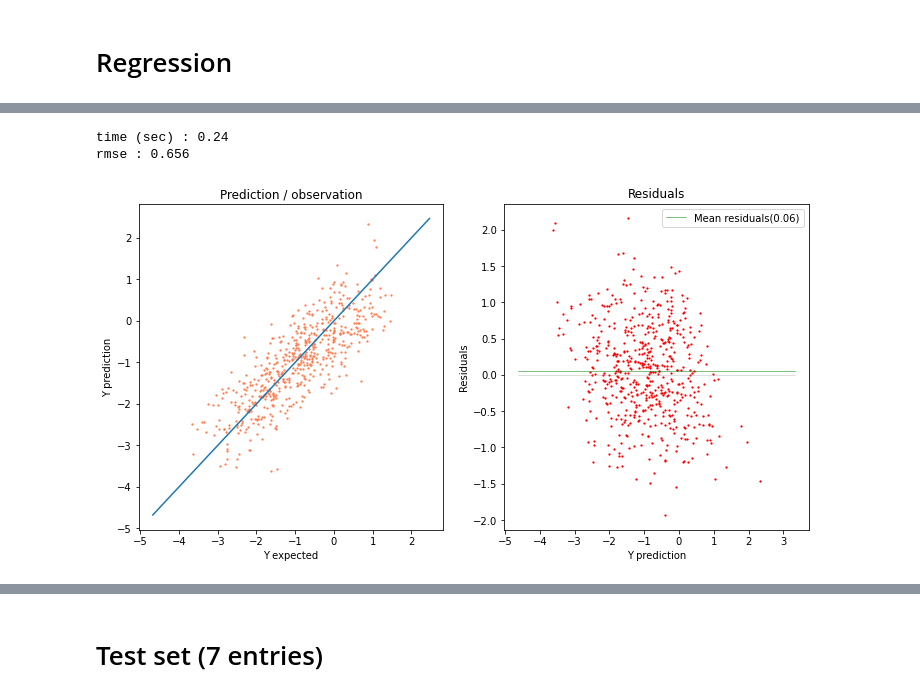
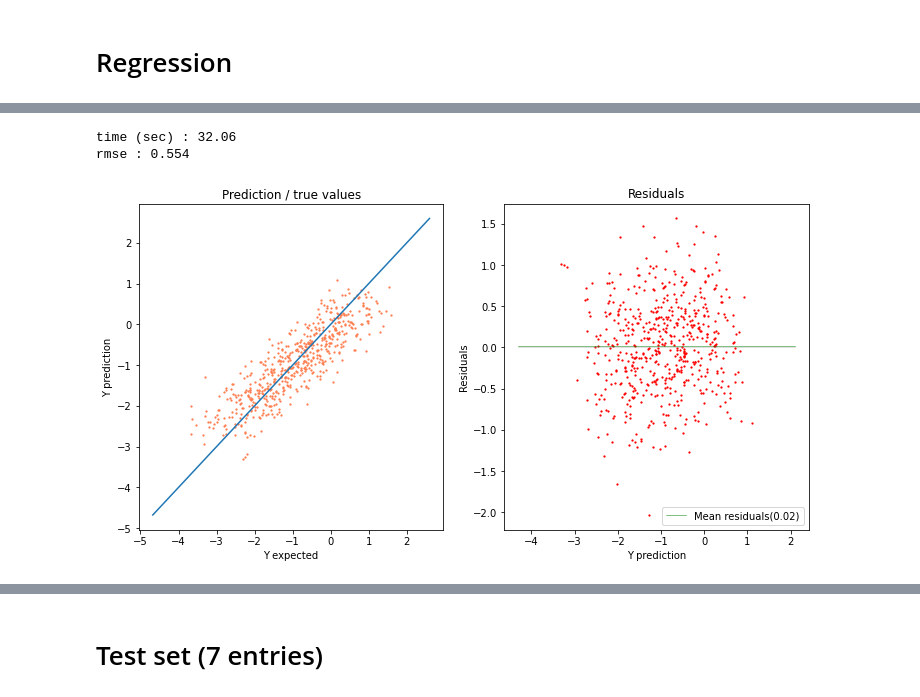
Before and after one commit to mhbonnet/CommonLit-Readability-Kaggle-competition, a Jupyter notebook: distilbert-for-regression.ipynb, the cells around one changed output, grey strips where cells are left out. Drawn from its saved outputs; the diff is of its cells as text; code cells hidden in the pictures.

```diff
--- a/distilbert-for-regression.ipynb
+++ b/distilbert-for-regression.ipynb
@@ -18,8 +23,8 @@ from sklearn.linear_model import LinearRegression
 import warnings
 warnings.filterwarnings("ignore")
 # %%
+# get train data
 train_file = '../input/commonlitreadabilityprize/train.csv'
 data_train =  pd.read_csv(train_file)
-data_train = data_train[['excerpt', 'target']]
 data_train
 # %% [output]
@@ -46,26 +249,30 @@ tokenizer = tokenizer_class.from_pretrained(pretrained_weights,
                                             do_lower_case=True)
 model = model_class.from_pretrained(pretrained_weights)
 # %%
-tokenized = data_train.excerpt.apply(
-    (lambda x: tokenizer.encode(x, add_special_tokens=True)))
+# choose here if you want to use :
+# - full original text (-> excerpt)
+# - or preprocessed text (-> interest_words)
+use_text = data_train.excerpt
+tokenized = use_text.apply((lambda x: tokenizer.encode(x, add_special_tokens=True)))
 tokenized.shape
 # %% [output]
 (2834,)
 # %%
+# padding : add zeros to build same shapes texts
 max_len = 0
-min_len = 1000
+min_len = 100000
 for i in tokenized.values:
     if len(i) > max_len:
         max_len = len(i)
     if len(i) < min_len:
         min_len = len(i)
-
 print('length of texts : {} -> {}'.format(min_len, max_len))
 
-# padding : add 0 to reach max number of tokens for all sentences
 padded = np.array([i + [0]*(max_len-len(i)) for i in tokenized.values])
+print('texts shape :', padded.shape)
 
-print('texts shape :', padded.shape)
+# build attention_mask to focus on real tokens (cf padding)
+attention_mask = np.where(padded != 0, 1, 0)
 # %% [output]
 length of texts : 158 -> 314
 texts shape : (2834, 314)
@@ -124,7 +325,7 @@ def show_res(yTest, yPred):
     axes[0].plot([xmin, xmax], [xmin, xmax])
     axes[0].set_xlabel('Y expected')
     axes[0].set_ylabel('Y prediction')
-    axes[0].set_title('Prediction / observation')
+    axes[0].set_title('Prediction / true values')
 
     residuals = yTest - yPred
     moy_residuals = np.mean(residuals)
@@ -167,20 +378,33 @@ X_train, X_test, y_train, y_test = train_test_split(features, labels, test_size=
 # %%
-# Linear Regression
+# Ridge polynomial kernel + gridsearch
+
+# parameters
+alpha_range = np.logspace(-2, 2, 5)
+gamma_range = np.logspace(-2, 1, 4)
+param_grid = {'alpha': alpha_range, 'gamma': gamma_range}
+
+score = 'neg_mean_squared_error'
+
+kr_model = GridSearchCV(
+        kernel_ridge.KernelRidge(kernel='polynomial'),
+        param_grid,
+        cv=5,
+        scoring=score)
 
 # training
 start_time = time.time()
-regr = LinearRegression().fit(X_train, y_train)
+kr_model.fit(X_train, y_train)
 elapsed = time.time() - start_time
 
 # prediction
-y_pred = regr.predict(X_test)
+y_pred = kr_model.predict(X_test)
 rmse = np.sqrt(metrics.mean_squared_error(y_test, y_pred))
 
 # results
 print('time (sec) :', round(elapsed, 2))
 print('rmse :', round(rmse, 3))
 show_res(y_test, y_pred)
 # %% [output]
-time (sec) : 0.24
-rmse : 0.656
+time (sec) : 32.06
+rmse : 0.554
-[figure, old version]
+[figure, new version]
```
Also changed, not shown: parts of 16 cells of this notebook.
